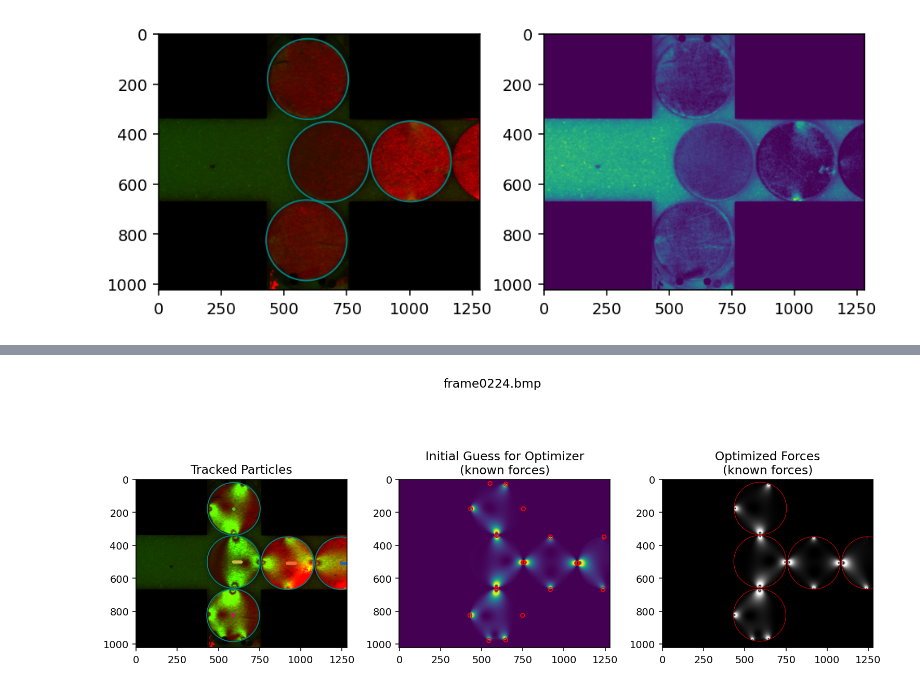
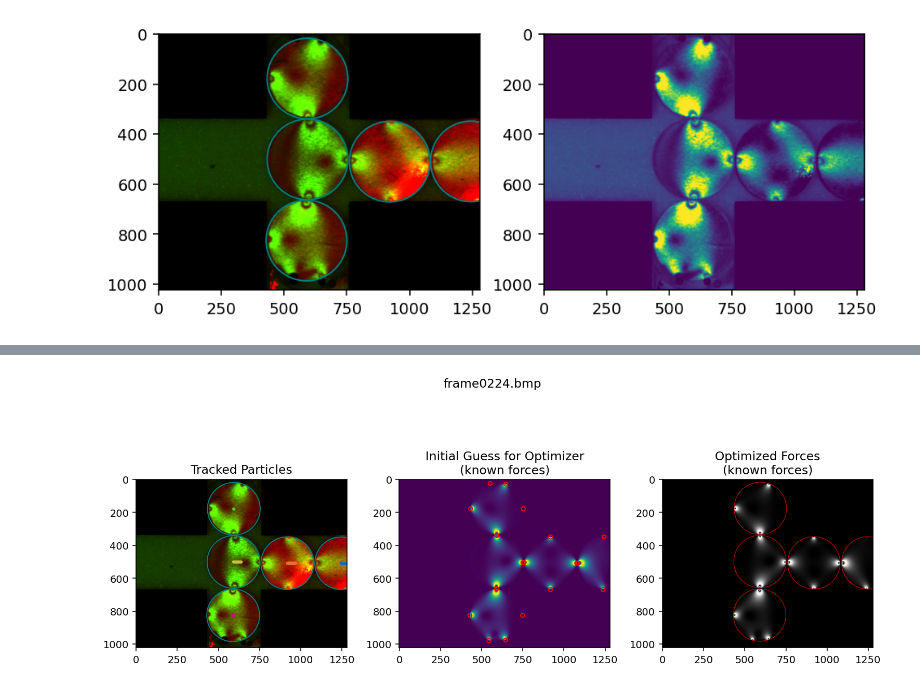
Before and after one commit to Jfeatherstone/SpaceJam, a Jupyter notebook: ForceSolving.ipynb, the cells around one changed output, grey strips where cells are left out. Saved outputs shown, nothing was run; the diff lists cells and outputs as text; code cells hidden in the pictures.

```diff
--- a/ForceSolving.ipynb
+++ b/ForceSolving.ipynb
@@ -46,17 +48,6 @@ brightfield = False
 maskXBounds = [430, 760] # Found manually
 maskYBounds = [340, 670] # Found manually
 
-maskArr = crossMask(image.shape, xlim=np.array(maskXBounds), ylim=np.array(maskYBounds))
-
-# Add in the pegs on the boundary particles
-pegCenters = [[20, 550], [20, 650], [990, 540], [990, 650]]
-pegRadii = 15
-
-for i in range(len(pegCenters)):
-    maskArr = maskArr - circularMask(image.shape, np.array(pegCenters[i]), pegRadii)
-
-maskArr = maskArr > 0
-
 # Account for any light gradients in the image
 correctionImage = checkImageType(rootFolder + '2022-02-02_Calibration.bmp')
 # For light correction, we want two separate images, one vertical and one horizontal
@@ -65,30 +56,41 @@ verticalMask = np.array([[int(i < maskXBounds[1] and i > maskXBounds[0]) for i i
 horizontalMask = np.transpose([[int(i < maskYBounds[1] and i > maskYBounds[0]) for i in range(height)] for j in range(width)])
 
 correction = lightCorrectionDiff(correctionImage, verticalMask, horizontalMask)
+
+maskArr = crossMask(correctionImage.shape, xlim=np.array(maskXBounds), ylim=np.array(maskYBounds))
+
+# Add in the pegs on the boundary particles
+pegCenters = [[20, 550], [20, 650], [990, 540], [990, 650]]
+pegRadii = 15
+
+for i in range(len(pegCenters)):
+    maskArr = maskArr - circularMask(correctionImage.shape, np.array(pegCenters[i]), pegRadii)
+
+maskArr = maskArr > 0
 # %%
 # Make some fake data with several potential wall contacts
 fig, ax = plt.subplots(1, 2, figsize=(8, 4))
 
 #image = checkImageType('test_data/Test_2022-01-28.bmp')
-image = checkImageType(dataFolder + 'frame0001.bmp')
+image = checkImageType(dataFolder + 'frame0220.bmp')
 
 # g2 to force conversion is calibrated on the scale [0, 1], not [0, 255]
 # We also blur the images a little, since they are visibly grainy
 photoelasticChannel = cv2.blur(image[:,:,1].astype(np.float64) / 255, (3,3))
 
 centers, radii = convCircle(image[:,:,0] * maskArr[:,:,0], guessRadius)
 
 centers = centers.astype(np.int64)
 radii = radii.astype(np.int64)
 # Make them all odd
 radii += (radii % 2) == 0
 
 ax[0].imshow(maskArr * image)
 for i in range(len(centers)):
     c = plt.Circle(centers[i][::-1], radii[i], label='Detected particles', color='teal', fill=False, linewidth=1)
     ax[0].add_artist(c)
 
 ax[1].imshow(photoelasticChannel * maskArr[:,:,0])
 plt.show()
 # %% [output]
-[figure, old version]
+[figure, new version]
```
Also changed, not shown: parts of 3 cells of this notebook.
